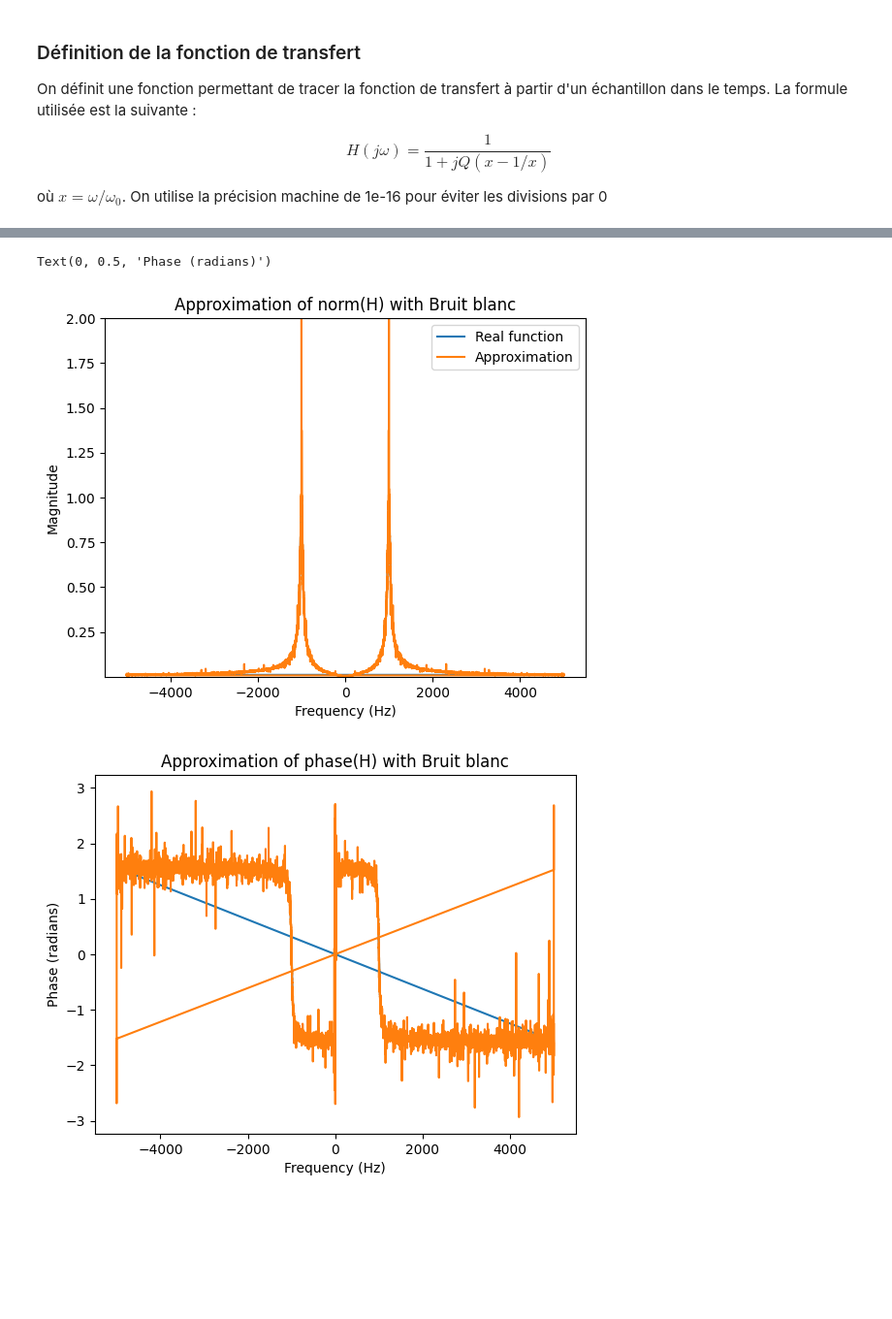
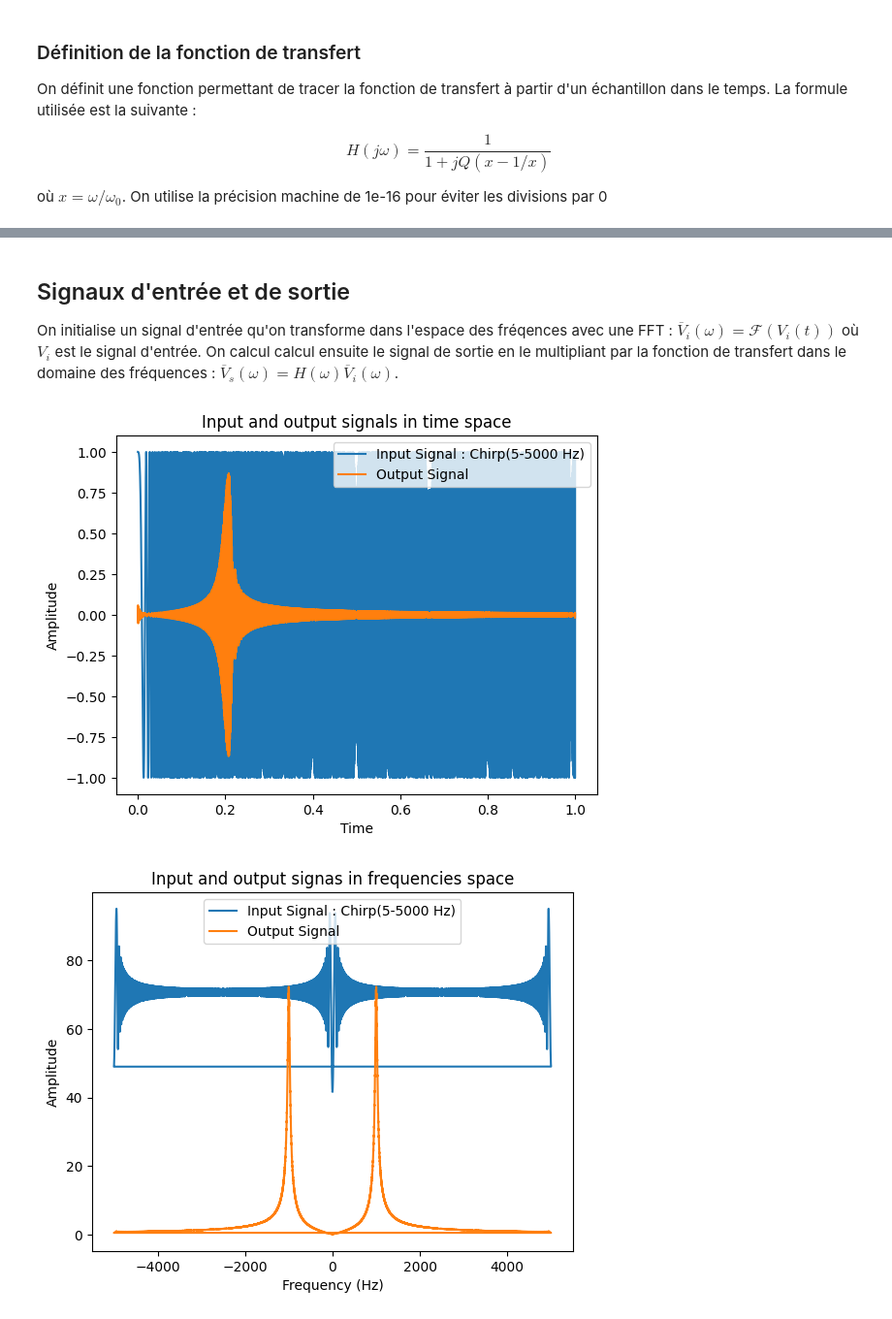
Before and after one commit to francisbpolymtl/TechExEquipe1, a Jupyter notebook: Mandat2/Simulations/simulations.ipynb, the cells around one changed output, grey strips where cells are left out. Shown: that part at 97% size. Drawn from its saved outputs; the diff is of its cells as text; code cells hidden in the pictures; blank space fills up the shorter version.

```diff
--- a/Mandat2/Simulations/simulations.ipynb
+++ b/Mandat2/Simulations/simulations.ipynb
@@ -36,10 +38,11 @@ def transfer_function(f, f0, Q):
 Q = 20
 f0 = 1000
 samplingf = 10000 #(Hz)
-timelenght = 5 #(s)
+timelenght = 1 #(s)
 # ############################### #
 
 N = int(samplingf*timelenght) # number of points
+beta = f0/Q
 
 t = np.linspace(0, timelenght, N, endpoint=False) # Definition of time vector
 frequencies = np.fft.fftfreq(len(t), d=t[1]-t[0]) # Definition of associated frequencies vector
@@ -72,3 +75,6 @@ Text(0, 0.5, 'Phase (radians)')
+# %% [markdown]
+## Signaux d'entrée et de sortie
+On initialise un signal d'entrée qu'on transforme dans l'espace des fréqences avec une FFT : $\overline{V}_i(\omega) = \mathcal{F}(V_i(t))$ où $V_i$ est le signal d'entrée. On calcul calcul ensuite le signal de sortie en le multipliant par la fonction de transfert dans le domaine des fréquences : $\overline{V}_s(\omega) = H(\omega)\overline{V}_i(\omega)$.
 # %%
 # MULTIPLE INPUT SIGNALS, UNCOMMENT THE LINES TO CHANGE THE SIGNAL TYPE
 
@@ -76,62 +82,54 @@ Text(0, 0.5, 'Phase (radians)')
 # sinfreq =1000
 # input_signal = np.sin(2*np.pi*sinfreq*t) # Sin pur
 # type_signal=f'Sin pur (f={sinfreq})'
 
 # %%%%          COMBINAISON DE SIN          %%%%% #
 # input_signal = np.sin(2 * np.pi * 5 * t) + 0.5 * np.sin(2 * np.pi * 50 * t)  # Combinaison de sin
 # type_signal='Combinaison de sin'
 
 # %%%%               BRUIT BLANC             %%%%% #
-input_signal = np.random.normal(0, 1, N) # White noise
-type_signal='Bruit blanc'
+# input_signal = np.random.normal(0, 1, N) # White noise
+# type_signal='Bruit blanc'
 
 # %%%%                   DIRAC               %%%%% #
 # def create_dirac_peak(length, position):
 #     signal = np.zeros(length)
 #     signal[position] = 1
 #     return signal
 # input_signal = create_dirac_peak(N, 0) # Dirac
 # type_signal='Dirac'
 
 # %%%%               CHIRP                    %%%%% #
-# frequency_start = 5  # Starting frequency in Hz
-# frequency_end = 5000  # Ending frequency in Hz
-# input_signal = chirp(t, f0=frequency_start, f1=frequency_end, t1=1, method='linear') # Chirp
-# type_signal=f'Chirp({frequency_start}-{frequency_end} Hz)'
+frequency_start = 5  # Starting frequency in Hz
+frequency_end = 5000  # Ending frequency in Hz
+input_signal = chirp(t, f0=frequency_start, f1=frequency_end, t1=1, method='linear') # Chirp
+type_signal=f'Chirp({frequency_start}-{frequency_end} Hz)'
 
-
+#Calculation of output signal
 input_signal_freq = np.fft.fft(input_signal)
 
 output_signal_freq = TF_values*input_signal_freq
 output_signal = np.real(np.fft.ifft(output_signal_freq))
 
-
-Rxx = np.fft.fft(np.correlate(input_signal, input_signal, mode='full'))
-Rxy = np.fft.fft(np.correlate(output_signal, input_signal, mode='full'))
-
-frequencies2 = np.fft.fftfreq(len(Rxy),1/samplingf )
-
-H_approx = Rxy/Rxx
-
-TF_approx_norm = np.absolute(H_approx)
-TF_approx_angle = np.angle(H_approx)
-
+# Plot the signals in time and frequencies spaces
+# Time space
 plt.figure()
-plt.plot(frequencies, transNorm, label = 'Real function')
-plt.plot(frequencies2, TF_approx_norm, label = 'Approximation')
-plt.ylim(0.0001,2)
-plt.title(f'Approximation of norm(H) with {type_signal}')
+plt.plot(t, input_signal, label=f'Input Signal : {type_signal}')
+plt.plot(t, output_signal, label='Output Signal')
+plt.title('Input and output signals in time space')
+plt.xlabel('Time')
+plt.ylabel('Amplitude')
+plt.legend()
+# Frequencies space
+plt.figure()
+plt.plot(frequencies, np.absolute(input_signal_freq), label=f'Input Signal : {type_signal}')
+plt.plot(frequencies, np.absolute(output_signal_freq),label='Output Signal')
+plt.title('Input and output signas in frequencies space')
 plt.xlabel('Frequency (Hz)')
-plt.ylabel('Magnitude')
+plt.ylabel('Amplitude')
 plt.legend()
 
-plt.figure()
-plt.plot(frequencies, transAngle, label = 'Real function')
-plt.plot(frequencies2, TF_approx_angle, label = 'Approximation')
-plt.title(f'Approximation of phase(H) with {type_signal}')
-plt.xlabel('Frequency (Hz)')
-plt.ylabel('Phase (radians)')
+plt.show()
 # %% [output]
-Text(0, 0.5, 'Phase (radians)')
-[figure, old version]
+[figure, new version]
-[figure, old version]
+[figure, new version]
```
Also changed, not shown: parts of 6 cells of this notebook.
